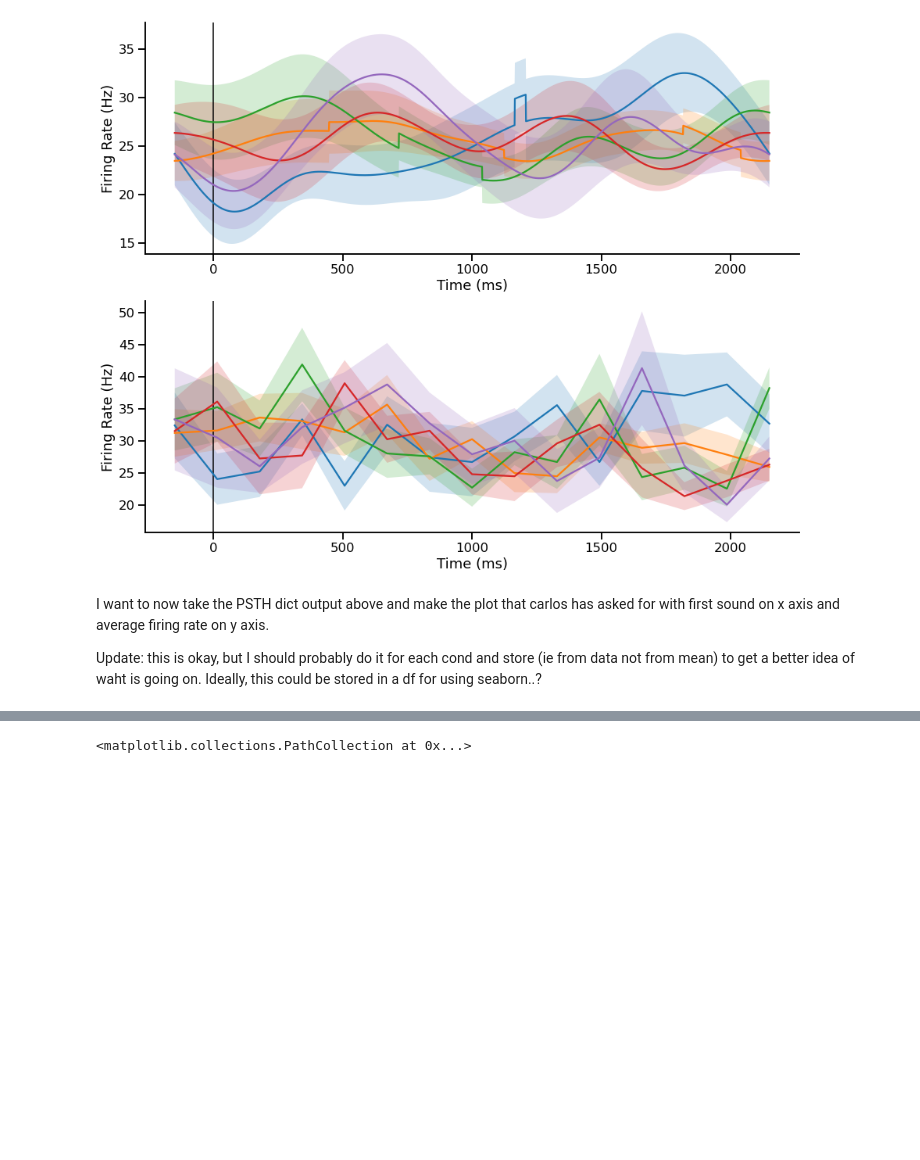
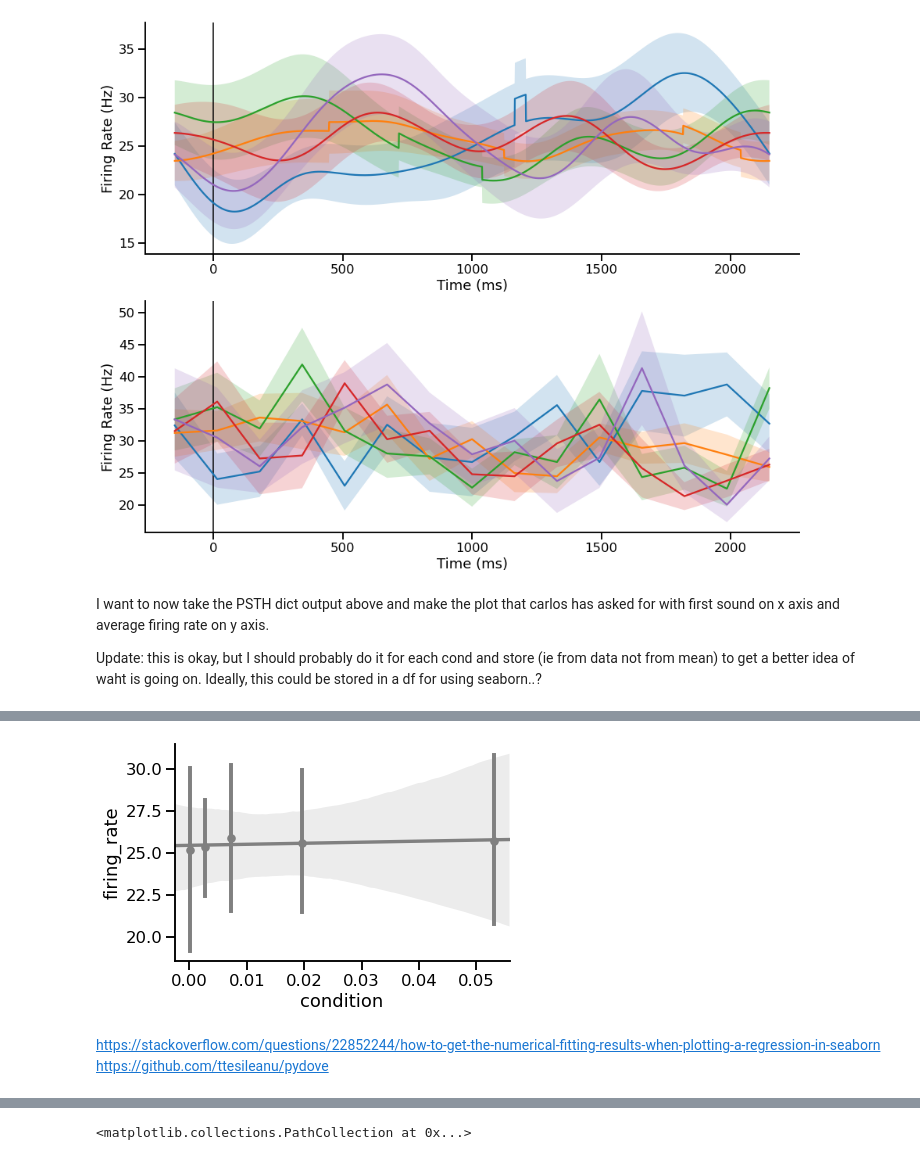
Before and after one commit to Brody-Lab/jbreda_PWM_mPFC_analysis, a Jupyter notebook: event_centering.ipynb, the cells around one changed output, grey strips where cells are left out. Saved outputs shown, nothing was run; the diff lists cells and outputs as text; code cells hidden in the pictures; blank space fills up the shorter version.

```diff
--- a/event_centering.ipynb
+++ b/event_centering.ipynb
@@ -187,0 +228,12 @@ single_k
+# %%
+sns.set_context("talk")
+ax = sns.regplot(x ='condition', y ='firing_rate',data=df,truncate=False, x_estimator=np.mean,color='gray')
+# ax = sns.regplot(x='condition',y='firing_rate', data=df)
+sns.despine()
+# ax.legend(bbox_to_anchor=(1.01, 1),
+#            borderaxespad=0)
+# %% [output]
+[figure, added]
+# %% [markdown]
+https://stackoverflow.com/questions/22852244/how-to-get-the-numerical-fitting-results-when-plotting-a-regression-in-seaborn
+https://github.com/ttesileanu/pydove
```
Also changed, not shown: parts of 24 cells of this notebook.
